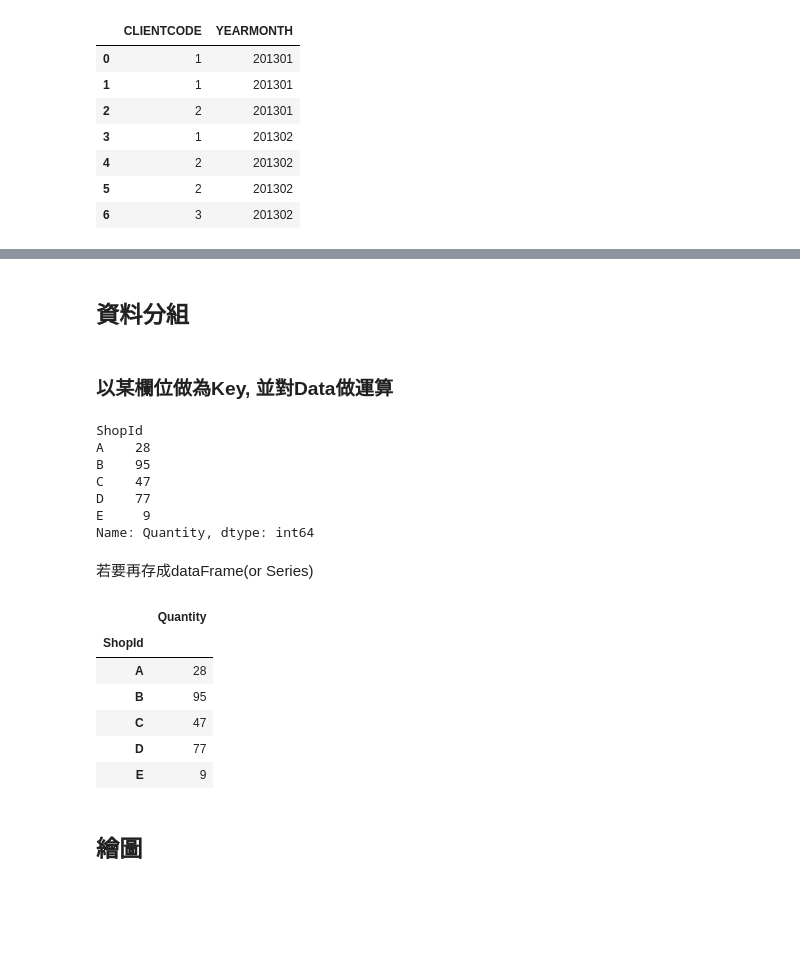
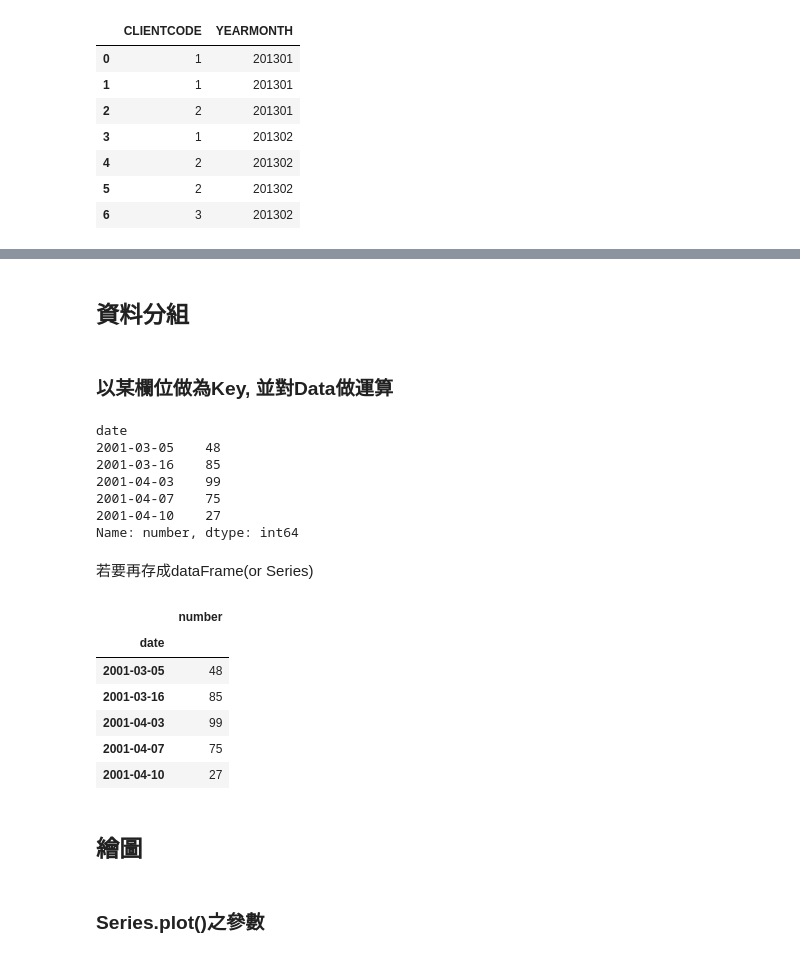
Before and after one commit to sopper08/Python, a Jupyter notebook: Module/Pandas/pandasExampleCode.ipynb, the cells around one changed output, grey strips where cells are left out. Saved outputs shown, nothing was run; the diff lists cells and outputs as text; code cells hidden in the pictures; blank space fills up the shorter version.

```diff
--- a/Module/Pandas/pandasExampleCode.ipynb
+++ b/Module/Pandas/pandasExampleCode.ipynb
@@ -10,4 +60,4 @@
 # %%
 import pandas as pd
 import numpy as np
-df = pd.read_csv('testData.csv')
+df = pd.read_csv('Data.csv')
@@ -84,0 +133,3 @@ memory usage: 1.0+ KB
+# %%
+df.columns = ['date','number']
+df.info()
@@ -84,0 +146,3 @@ memory usage: 1.0+ KB
+# %%
+df['date'] = pd.to_datetime(df['date'])
+df.head(2)
@@ -170,34 +223,36 @@ df[df['TrackSourceTypeDef'] == 'App'] #提供條件, 篩選符合的資料
 # %% [markdown]
-## 資料分組
+## <span id = "4">資料分組</span>
 # %% [markdown]
-### 以某欄位做為Key, 並對Data做運算
+### <span id = "4.1">以某欄位做為Key, 並對Data做運算</span>
 # %%
-data = df.groupby('ShopId')['Quantity'].sum()
+data = df.groupby('date')['number'].sum()
 # ['ShopId'].count() #將特定資料作為index算特定欄位的總和
-data.head(10)
+data.head()
 # %% [output]
-ShopId
-A    28
-B    95
-C    47
-D    77
-E     9
-Name: Quantity, dtype: int64
+date
+2001-03-05    48
+2001-03-16    85
+2001-04-03    99
+2001-04-07    75
+2001-04-10    27
+Name: number, dtype: int64
 # %% [markdown]
 若要再存成dataFrame(or Series)
 # %%
 df_ShopId = pd.DataFrame(data)
-df_ShopId
+df_ShopId.head()
 # %% [output]
-|  | Quantity |
-| ShopId |  |
-| A | 28 |
-| B | 95 |
-| C | 47 |
-| D | 77 |
-| E | 9 |
+|  | number |
+| date |  |
+| 2001-03-05 | 48 |
+| 2001-03-16 | 85 |
+| 2001-04-03 | 99 |
+| 2001-04-07 | 75 |
+| 2001-04-10 | 27 |
 # %% [markdown]
-## 繪圖
+## <span id = "5">繪圖</span>
 # %%
 import matplotlib.pyplot as plt
+# %% [markdown]
+### <span id = "5.1">Series.plot()之參數</span>
 # %% [markdown]
```
Also changed, not shown: parts of 102 cells of this notebook, 1 other file.
